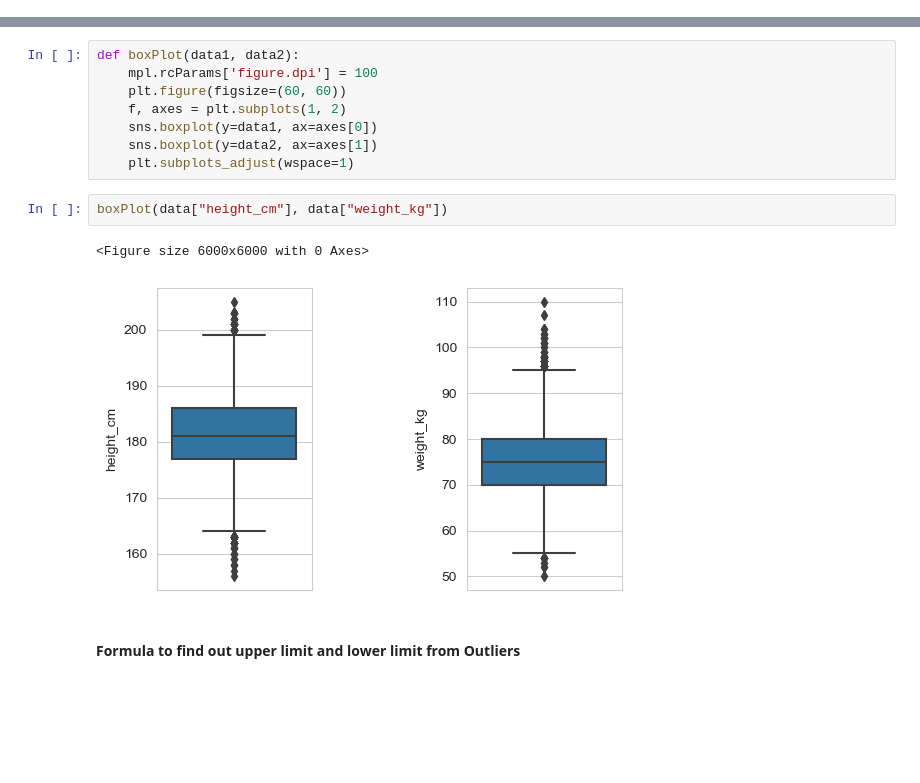
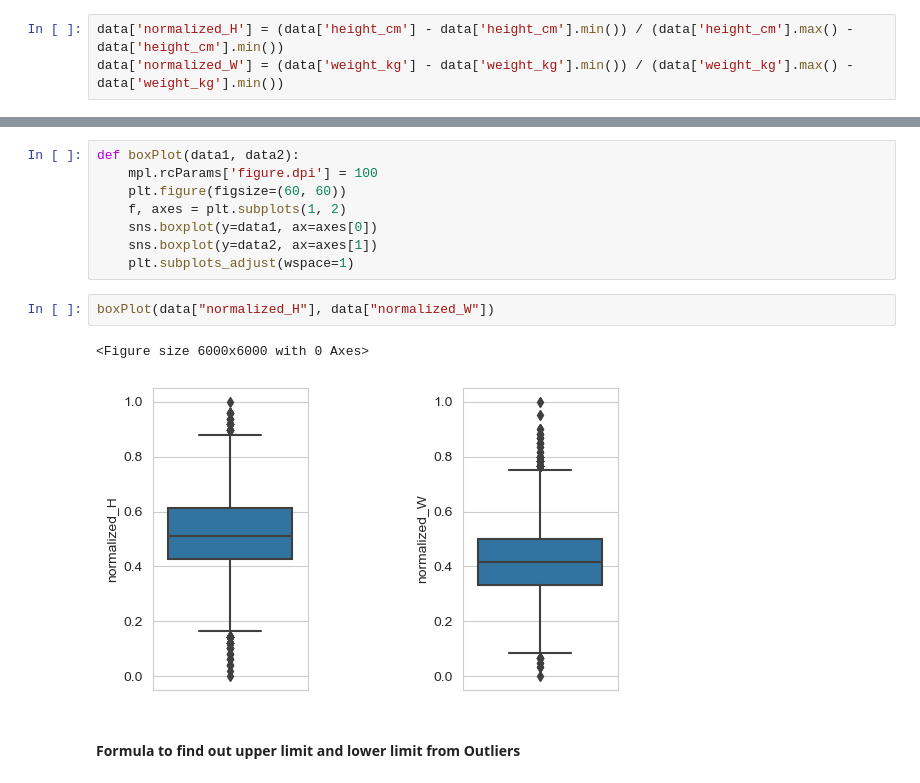
Before and after one commit to evanezent/ML-Project, a Jupyter notebook: Classification/Classification.ipynb, the cells around one changed output, grey strips where cells are left out. Saved outputs shown, nothing was run; the diff lists cells and outputs as text; blank space fills up the shorter version.

```diff
--- a/Classification/Classification.ipynb
+++ b/Classification/Classification.ipynb
@@ -39,3 +45,6 @@ data
 | 18276 | 185 | 74 | Lean |
 | 18277 | 182 | 78 | Normal |
 18278 rows × 3 columns
+# %%
+data['normalized_H'] = (data['height_cm'] - data['height_cm'].min()) / (data['height_cm'].max() - data['height_cm'].min())
+data['normalized_W'] = (data['weight_kg'] - data['weight_kg'].min()) / (data['weight_kg'].max() - data['weight_kg'].min())
@@ -66,10 +95,10 @@ def boxPlot(data1, data2):
     sns.boxplot(y=data2, ax=axes[1])
     plt.subplots_adjust(wspace=1)
 # %%
-boxPlot(data["height_cm"], data["weight_kg"])
+boxPlot(data["normalized_H"], data["normalized_W"])
 # %% [output]
 <Figure size 6000x6000 with 0 Axes>
-[figure, old version]
+[figure, new version]
 # %% [markdown]
 #### Formula to find out upper limit and lower limit from Outliers
 # %%
```
Also changed, not shown: parts of 19 cells of this notebook, 9 other files.
